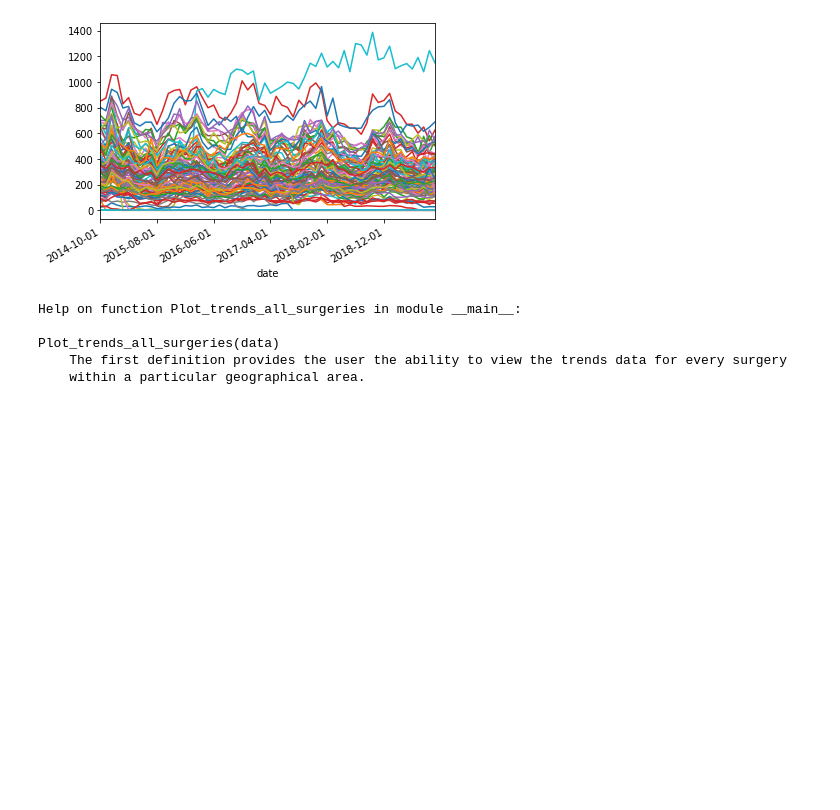
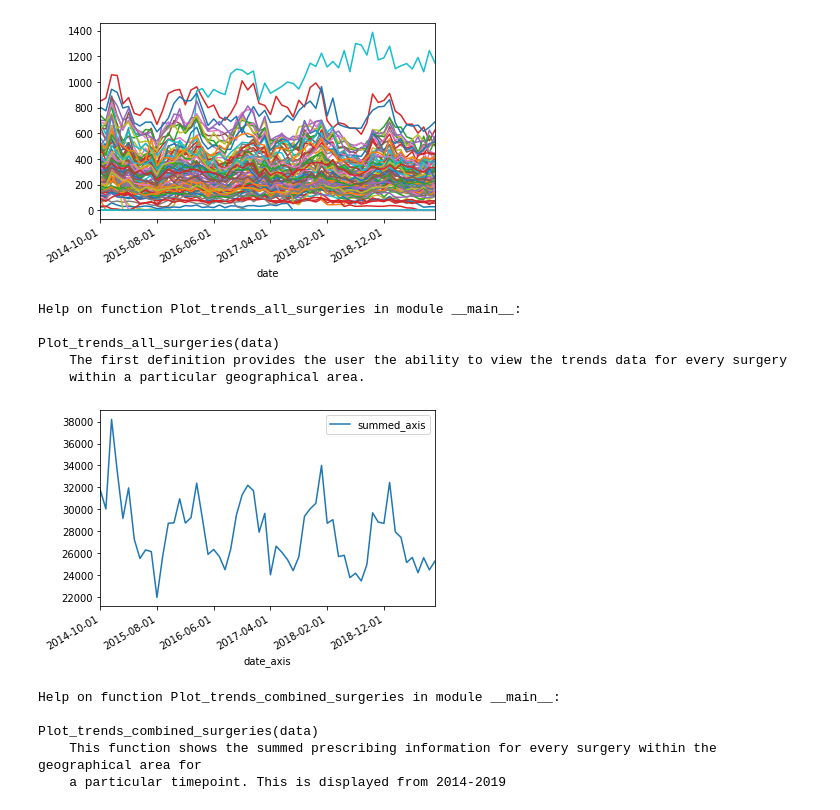
Before and after one commit to ecarnold24/Antibiotics, a Jupyter notebook: OpenPrescribingToolkit_Output-examples.ipynb, the cells around one changed output. Cells and saved outputs as stored; diff of their text form; code cells hidden in the pictures; blank space fills up the shorter version.

Commit message:
Add Sams combined surgeries script and change ' to " for docstrings

```diff
--- a/OpenPrescribingToolkit_Output-examples.ipynb
+++ b/OpenPrescribingToolkit_Output-examples.ipynb
@@ -160,3 +160,36 @@ Help on function Plot_trends_all_surgeries in module __main__:
 Plot_trends_all_surgeries(data)
     The first definition provides the user the ability to view the trends data for every surgery
     within a particular geographical area.
+# %%
+def Plot_trends_combined_surgeries(data):
+    """This function shows the summed prescribing information for every surgery within the geographical area for
+a particular timepoint. This is displayed from 2014-2019"""
+    unique_date_ids = data['date'].unique() ##Get a list of all the reporting dates
+
+    dates_axis = [] ##Initiate a list for dates
+    summed_axis = [] ##Initiate a list to sum all data for that date
+
+    for dates in unique_date_ids:
+        dates_axis.append(dates) ##Append iterative dates to date_axis list
+        new_dataframe = data[data['date'] == dates] ##Subset dataframe just for iterative date
+        summed = new_dataframe['numerator'].sum() ##Sum the prescribing column
+        summed_axis.append(summed) ##Append the sum to the list
+
+    new_df = pd.DataFrame({'date_axis':dates_axis,'summed_axis':summed_axis}) ##Turn lists into dataframe to turn into a graph
+
+    new_df.plot(x = 'date_axis', y = 'summed_axis') ##Plot new graph
+
+    plt.gcf().autofmt_xdate() ##Format date axis
+    plt.show() ##Show the plot.
+# %%
+Plot_trends_combined_surgeries(data)
+# %% [output]
+[figure, added]
+# %%
+help(Plot_trends_combined_surgeries)
+# %% [output]
+Help on function Plot_trends_combined_surgeries in module __main__:
+
+Plot_trends_combined_surgeries(data)
+    This function shows the summed prescribing information for every surgery within the geographical area for
+    a particular timepoint. This is displayed from 2014-2019
```
